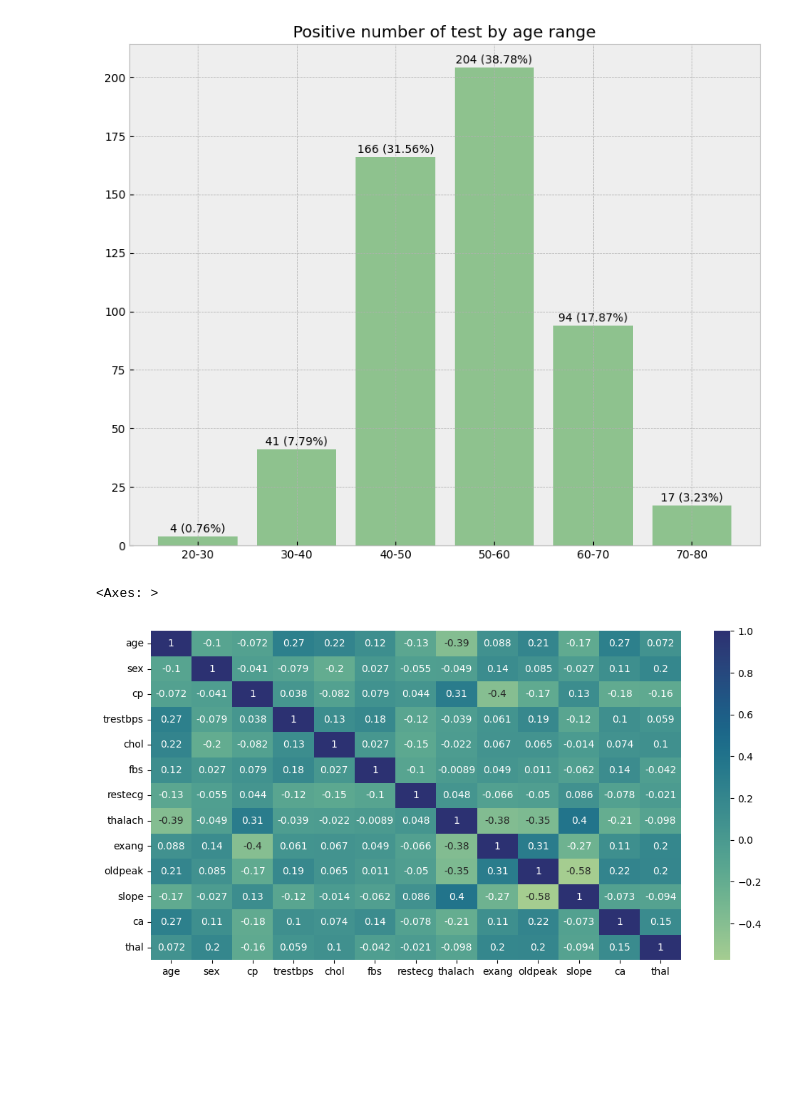
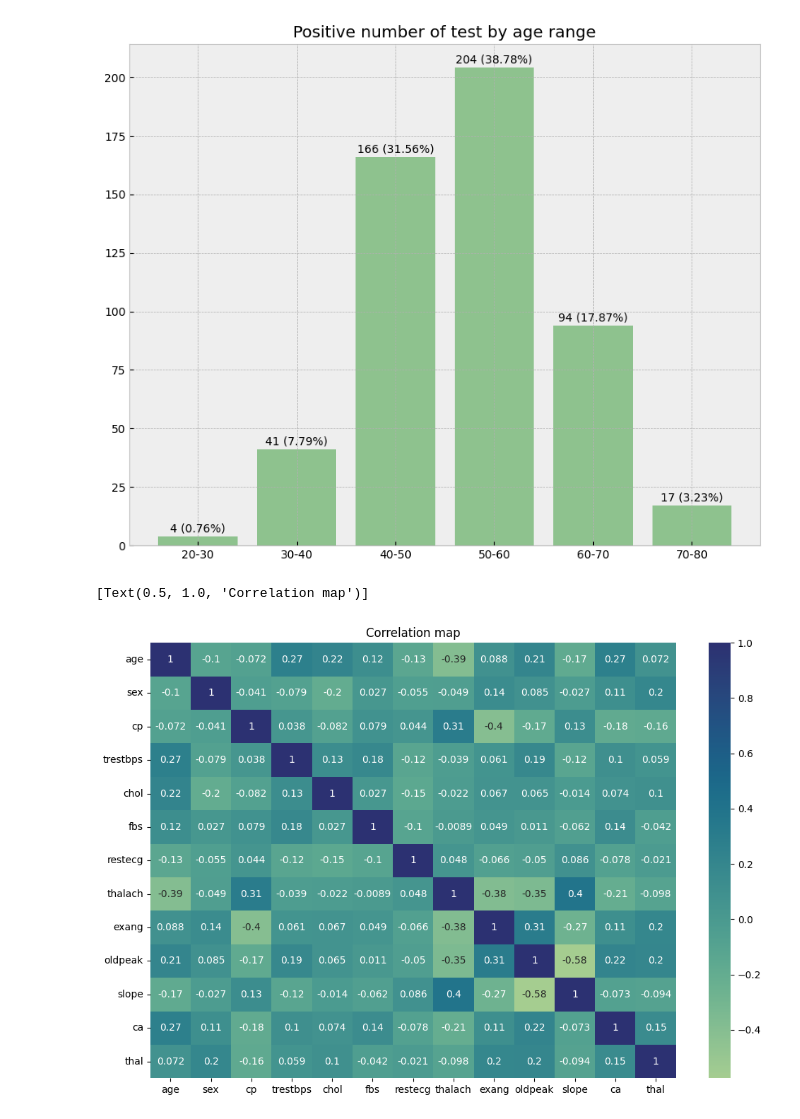
Before and after one commit to KamilShape/heart_disease_classification, a Jupyter notebook: heart_disease_classification.ipynb, the cells around one changed output. Drawn from its saved outputs; the diff is of its cells as text; code cells hidden in the pictures; blank space fills up the shorter version.

```diff
--- a/heart_disease_classification.ipynb
+++ b/heart_disease_classification.ipynb
@@ -93,8 +112,8 @@ for i in range(0, len(sorted_positive_group)):
 # %%
 #correlation map
 plt.style.use('default')
-plt.rcParams['figure.figsize'] = (12, 6)
-sns.heatmap(heart.iloc[:,:-2].corr(), annot=True, cmap="crest")
+plt.rcParams['figure.figsize'] = (12, 8)
+sns.heatmap(heart.iloc[:,:-2].corr(), annot=True, cmap="crest").set(title='Correlation map')
 # %% [output]
-<Axes: >
+[Text(0.5, 1.0, 'Correlation map')]
-[figure, old version]
+[figure, new version]
```
Also changed, not shown: parts of 6 cells of this notebook.
